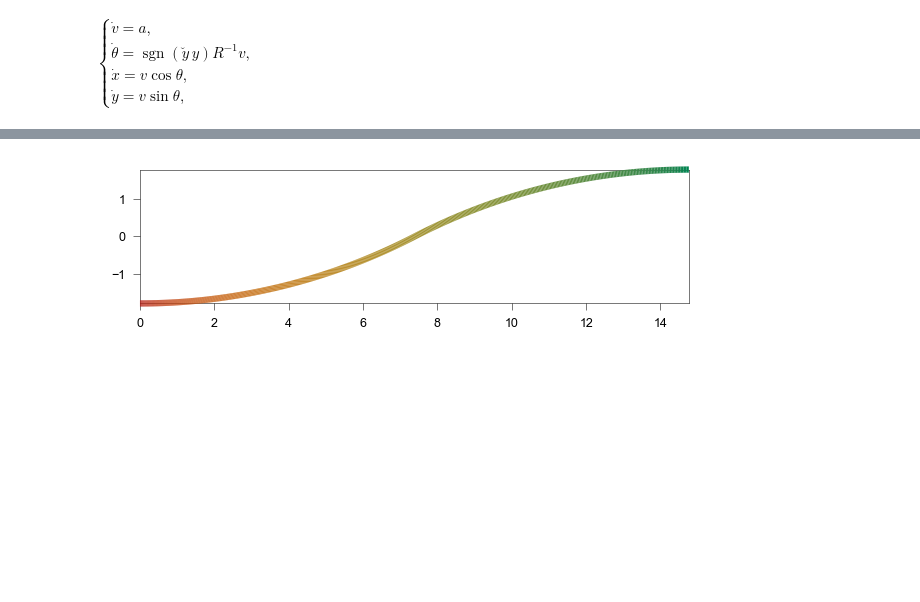
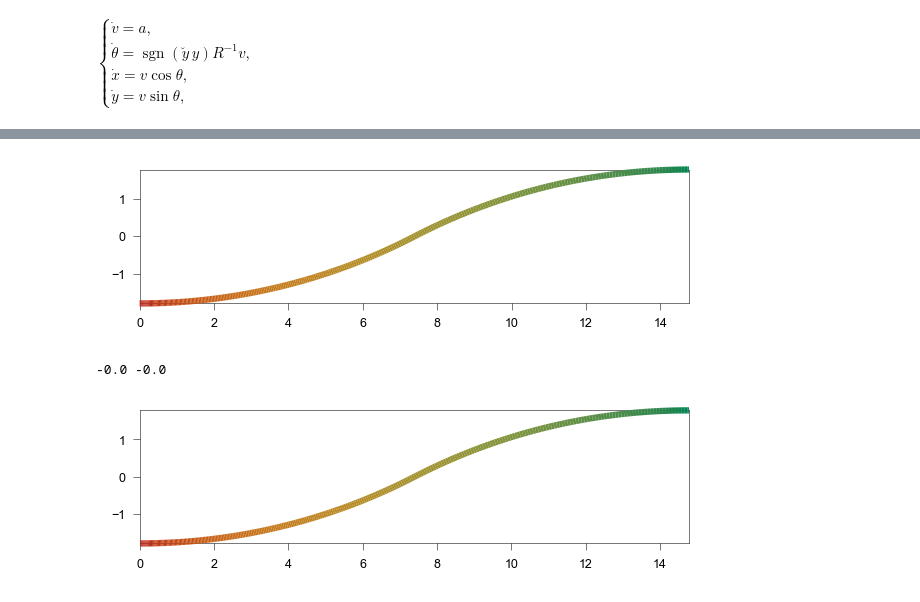
Before and after one commit to EPFL-ENAC/LUTS-pneuma-simulator, a Jupyter notebook: notebooks/discrete.ipynb, the cells around one changed output, grey strips where cells are left out. Drawn from its saved outputs; the diff is of its cells as text; code cells hidden in the pictures; blank space fills up the shorter version.

```diff
--- a/notebooks/discrete.ipynb
+++ b/notebooks/discrete.ipynb
@@ -143,7 +143,7 @@ cm = params.cm
 # conversion factor
 factor = params.factor
 # simulation time step
-dt = params.dt / 2
+dt = params.dt
 # lane width in meters
 W = params.lane
 # road length in meters
@@ -152,7 +152,7 @@ L = params.L
 w = params.car_w
 # car half-length in meters
 s = params.car_l
-# maneuverability parameters
+# agility parameters
 XC, CC = params.XC, params.CC
 # %%
 seed = 1024
@@ -235,10 +407,10 @@ $S = 2R \phi = \frac{W\phi}{\left(1-\cos\phi\right)}$
 $\Delta x = \frac{W}{\tan0.5\phi}$
 # %%
 # maneuverability in degrees
-gamma = round(exp(XC * v_check * factor + CC), 1)
-print(f"gamma: {gamma}")
+agility = round(exp(XC * v_check * factor + CC), 1)
+print(f"gamma: {agility}")
 # mid-maneuver angle in radians
-phi = pi / 90 * gamma
+phi = pi / 90 * agility
 # turning radius in meters
 R = 0.5 * W / (1 - cos(phi))
 # total arc traveled in meters
@@ -259,7 +433,8 @@ $\Delta t = \left(\hat{v} - \check{v}\right) / a$
 # Constant acceleration
 a = (v_hat**2 - v_check**2) / (2 * S)
 # Time duration of maneuver
-Dt = (v_hat - v_check) / a
+# Dt = (v_hat - v_check) / a
+Dt = 2 * S / (v_hat + v_check)
 print(f"S: {round(S,1)}, a: {round(a,1)}, Dt: {round(Dt,1)}")
 # %% [output]
 S: 15.3, a: 0.5, Dt: 5.5
@@ -274,0 +647,11 @@ $
+# %%
+# parameters
+theta_star = phi  # given
+
+times, v_arr, theta_arr, x_arr, y_arr, t_star = sample_trajectory_closedform(
+    v_check, x_check, y_check, a, R, Dt, theta_star, dt
+)
+
+print("t* =", t_star)
+for t, v, th, x, y in zip(times, v_arr, theta_arr, x_arr, y_arr):
+    print(f"{t:5.2f}  v={v:6.3f}  th={th:7.4f}  x={x:7.3f}  y={y:7.3f}")
@@ -275,3 +676,18 @@ $
+# %%
+%matplotlib inline
+fig, ax = plt.subplots(figsize=(12 * cm, 3 * cm), dpi=150)
+ax.set_aspect("equal")
+colored_line(x_arr, y_arr, v_arr, ax=ax, zorder=100,cmap=cmap,lw=3,clip_on=False)
+ax.set_xlim(min(x_arr), max(x_arr))
+ax.set_ylim(min(y_arr), max(y_arr))
+plt.show()
+# %% [output]
+[figure, added]
+# %%
+# Cumulative positional error
+print(round(Dx - x_arr[-1], 4), round(W / 2 - y_arr[-1], 4))
+# %% [output]
+-0.0 -0.0
 # %%
 # Kinematics
 speeds = []
```
Also changed, not shown: parts of 16 cells of this notebook.
